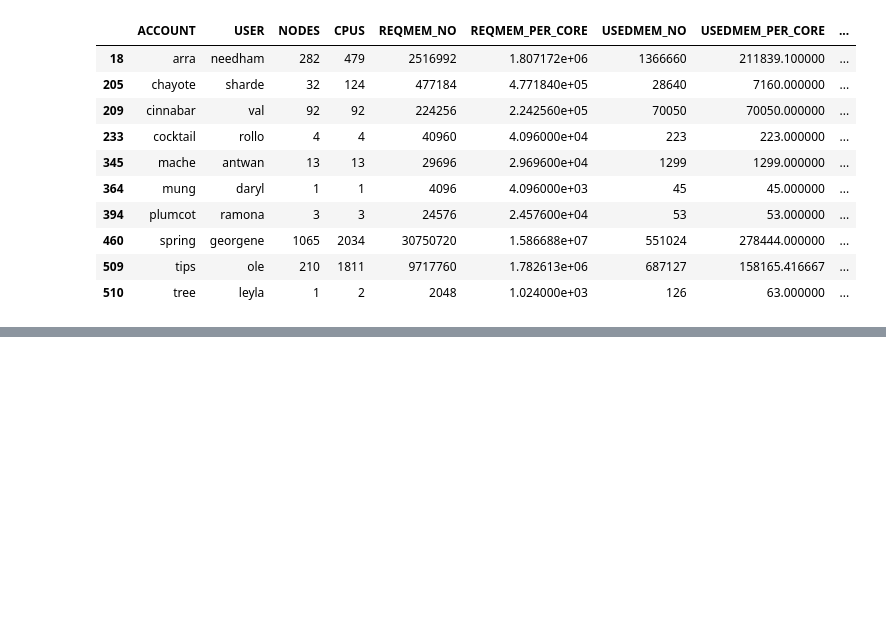
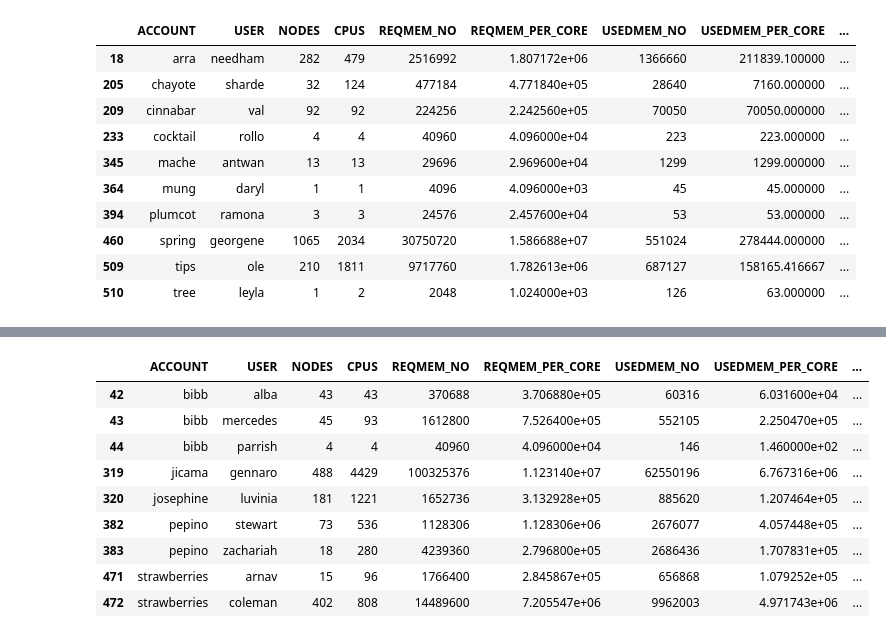
Before and after one commit to nss-data-science-cohort-4/dq2-accre-valkyries, a Jupyter notebook: notebooks/ONR_ACCRE_Q4_analysis.ipynb, the cells around one changed output, grey strips where cells are left out. Drawn from its saved outputs; the diff is of its cells as text; code cells hidden in the pictures; blank space fills up the shorter version.

```diff
--- a/notebooks/ONR_ACCRE_Q4_analysis.ipynb
+++ b/notebooks/ONR_ACCRE_Q4_analysis.ipynb
@@ -537,0 +560,15 @@ plt.savefig('weighted average for highly efficient accounts (no user info).png',
+# %%
+# look at most most efficient groups (horn and sugranineteen) by user
+accre_users_hie2 = accre_acct_user[(accre_acct_user['ACCOUNT'] == 'jicama') | (accre_acct_user['ACCOUNT'] == 'bibb') | (accre_acct_user['ACCOUNT'] == 'pepino') | (accre_acct_user['ACCOUNT'] == 'strawberries') | (accre_acct_user['ACCOUNT'] == 'mignonnette') | (accre_acct_user['ACCOUNT'] == 'josephine')]
+accre_users_hie2
+# %% [output]
+|  | ACCOUNT | USER | NODES | CPUS | REQMEM_NO | REQMEM_PER_CORE | USEDMEM_NO | USEDMEM_PER_CORE | ... |
+| 42 | bibb | alba | 43 | 43 | 370688 | 3.706880e+05 | 60316 | 6.031600e+04 | ... |
+| 43 | bibb | mercedes | 45 | 93 | 1612800 | 7.526400e+05 | 552105 | 2.250470e+05 | ... |
+| 44 | bibb | parrish | 4 | 4 | 40960 | 4.096000e+04 | 146 | 1.460000e+02 | ... |
+| 319 | jicama | gennaro | 488 | 4429 | 100325376 | 1.123140e+07 | 62550196 | 6.767316e+06 | ... |
+| 320 | josephine | luvinia | 181 | 1221 | 1652736 | 3.132928e+05 | 885620 | 1.207464e+05 | ... |
+| 382 | pepino | stewart | 73 | 536 | 1128306 | 1.128306e+06 | 2676077 | 4.057448e+05 | ... |
+| 383 | pepino | zachariah | 18 | 280 | 4239360 | 2.796800e+05 | 2686436 | 1.707831e+05 | ... |
+| 471 | strawberries | arnav | 15 | 96 | 1766400 | 2.845867e+05 | 656868 | 1.079252e+05 | ... |
+| 472 | strawberries | coleman | 402 | 808 | 14489600 | 7.205547e+06 | 9962003 | 4.971743e+06 | ... |
```
Also changed, not shown: parts of 7 cells of this notebook.
